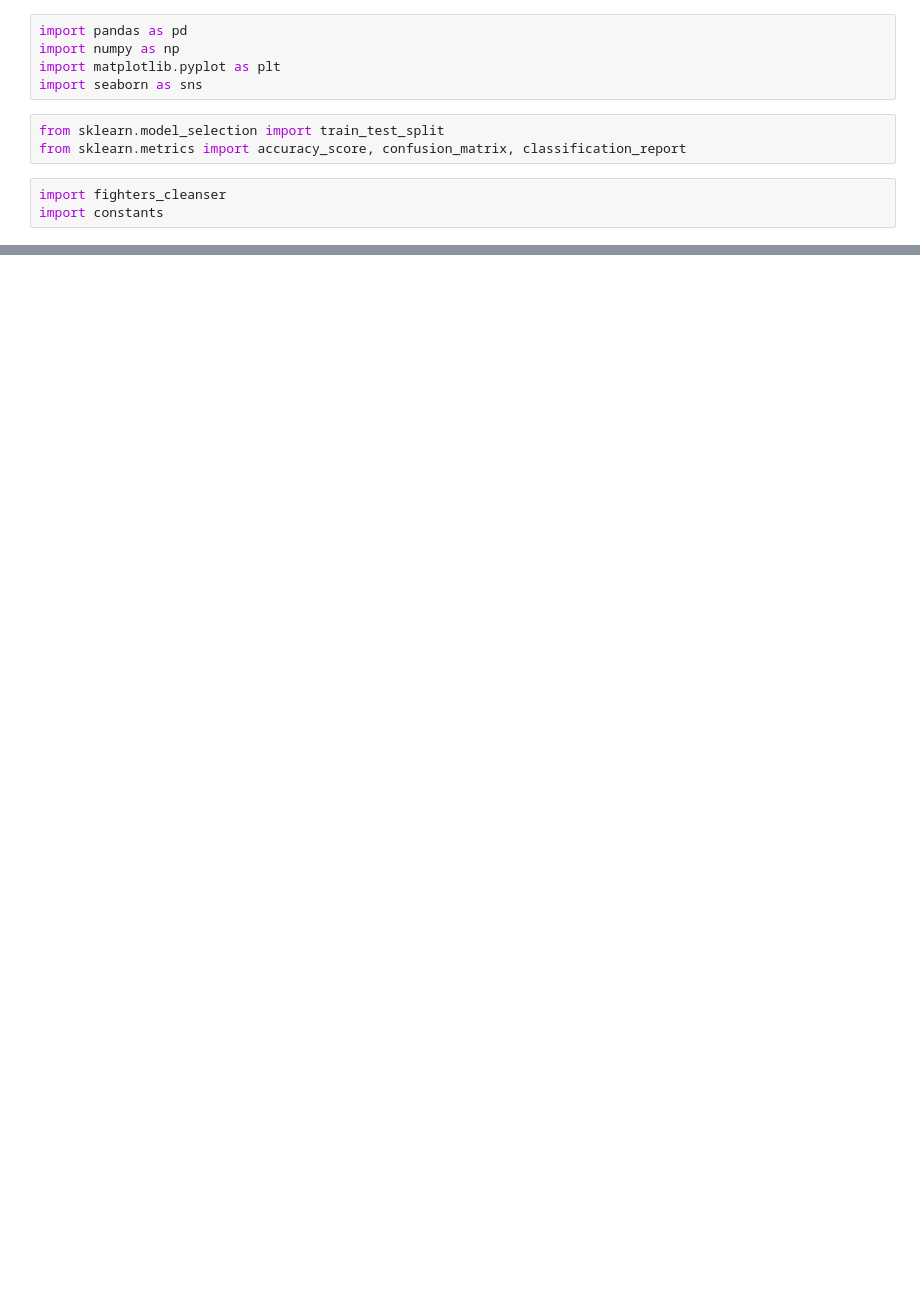
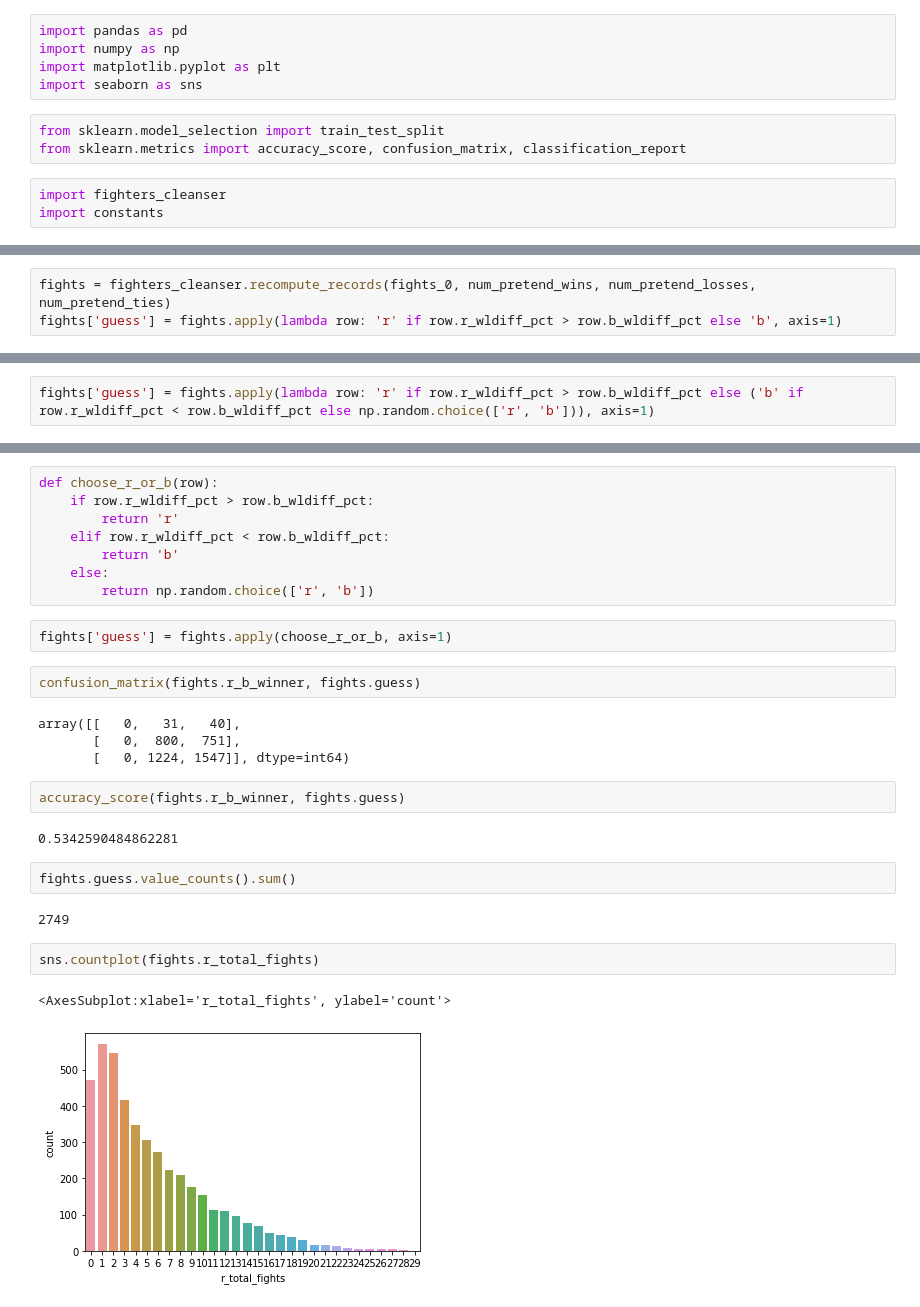
Before and after one commit to pauljabernathy/demo, a Jupyter notebook: fighter_prediction_3.ipynb, the cells around one changed output, grey strips where cells are left out. Saved outputs shown, nothing was run; the diff lists cells and outputs as text; blank space fills up the shorter version.

Commit message:
starting predictions based on record

```diff
--- a/fighter_prediction_3.ipynb
+++ b/fighter_prediction_3.ipynb
@@ -48,0 +101,3 @@ fights.head()
+# %%
+fights = fighters_cleanser.recompute_records(fights_0, num_pretend_wins, num_pretend_losses, num_pretend_ties)
+fights['guess'] = fights.apply(lambda row: 'r' if row.r_wldiff_pct > row.b_wldiff_pct else 'b', axis=1)
@@ -48,0 +217,2 @@ fights.head()
+# %%
+fights['guess'] = fights.apply(lambda row: 'r' if row.r_wldiff_pct > row.b_wldiff_pct else ('b' if row.r_wldiff_pct < row.b_wldiff_pct else np.random.choice(['r', 'b'])), axis=1)
@@ -48,0 +244,29 @@ fights.head()
+# %%
+def choose_r_or_b(row):
+    if row.r_wldiff_pct > row.b_wldiff_pct:
+        return 'r'
+    elif row.r_wldiff_pct < row.b_wldiff_pct:
+        return 'b'
+    else:
+        return np.random.choice(['r', 'b'])
+# %%
+fights['guess'] = fights.apply(choose_r_or_b, axis=1)
+# %%
+confusion_matrix(fights.r_b_winner, fights.guess)
+# %% [output]
+array([[   0,   31,   40],
+       [   0,  800,  751],
+       [   0, 1224, 1547]], dtype=int64)
+# %%
+accuracy_score(fights.r_b_winner, fights.guess)
+# %% [output]
+0.5342590484862281
+# %%
+fights.guess.value_counts().sum()
+# %% [output]
+2749
+# %%
+sns.countplot(fights.r_total_fights)
+# %% [output]
+<AxesSubplot:xlabel='r_total_fights', ylabel='count'>
+[figure, added]
```
Also changed, not shown: parts of 84 cells of this notebook, 1 other file.
